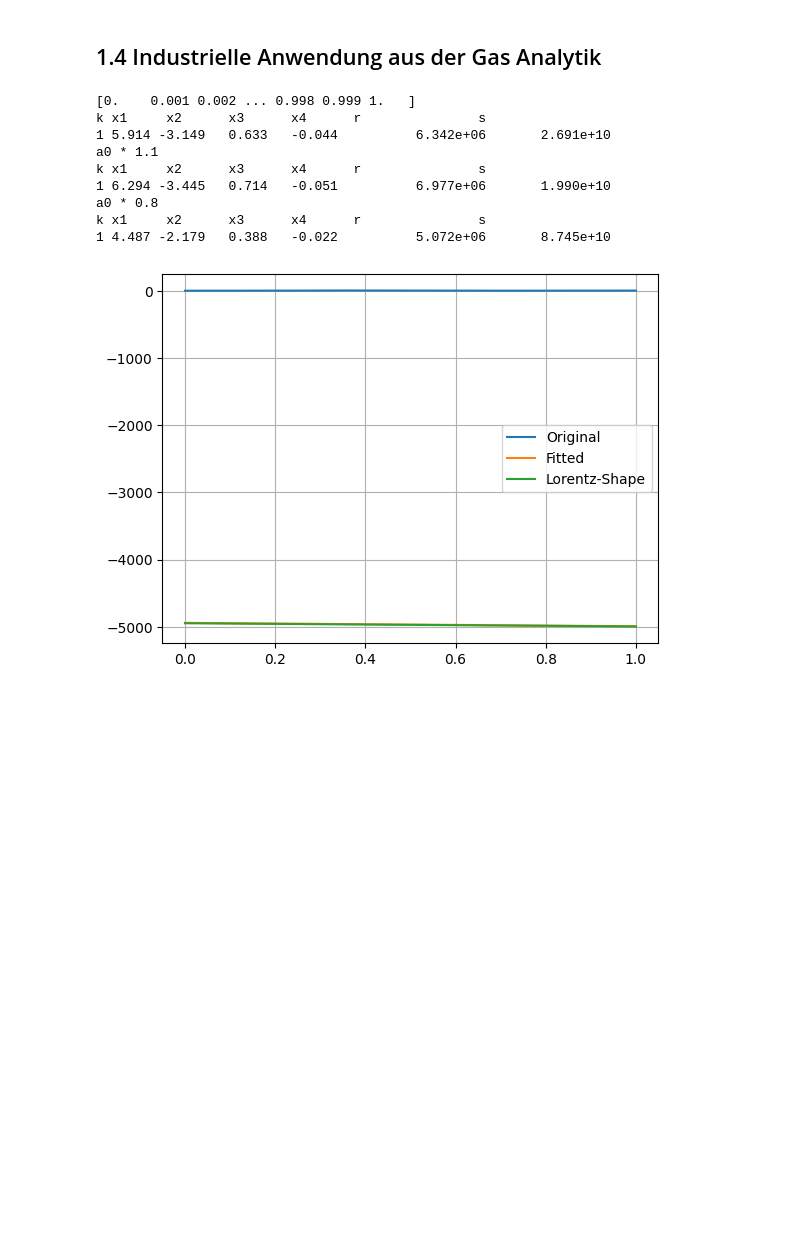
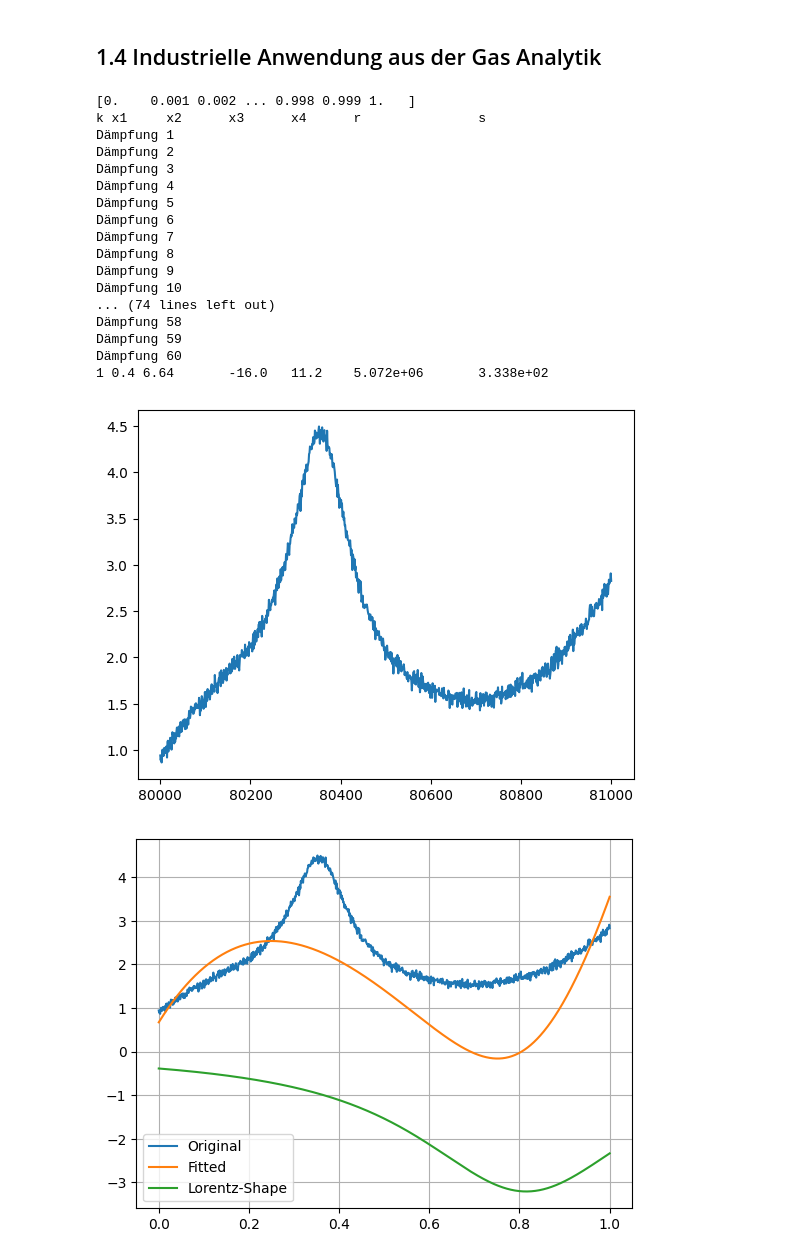
Before and after one commit to hollejon/Numerik, a Jupyter notebook: praktikum7/Gauss_Newton.ipynb, the cells around one changed output. Drawn from its saved outputs; the diff is of its cells as text; code cells hidden in the pictures; blank space fills up the shorter version.

```diff
--- a/praktikum7/Gauss_Newton.ipynb
+++ b/praktikum7/Gauss_Newton.ipynb
@@ -121,10 +121,13 @@ k x1     x2      x3      x4      r               s
 ## 1.4 Industrielle Anwendung aus der Gas Analytik
 # %%
 ## Teil 2
+# Versuch 2
 
 # Load data
 data = np.loadtxt('dataP7.txt')
 sample, signal = data.T
+plt.figure(3)
+plt.plot(sample, signal)
 
 # define Lorentz function
 def lorentz(t, x):
@@ -163,7 +166,7 @@ sample_min = sample[0]
 sample_old = sample
 sample = (sample - sample_min)/(sample[-1]-sample_min)
 print(sample)
-#plt.plot(sample, signal)
+
 xk = np.array([0.5, 8.3, -20, 14, 0.085, 0.35, 2.9],dtype=float)
 xk_high = xk * 1.1
 xk_low = xk *0.8
@@ -173,13 +176,14 @@ tol = 1e-8
 
 
 
-#params = gauss_newton(y, Jakobi, xk, signal, sample, maxint, tol)
-params = gauss_newton(poly_lorentz, jacobi_poly_lorentz, xk, signal, sample, maxint, tol)
+
+params = gauss_newton(poly_lorentz, jacobi_poly_lorentz, xk, signal, sample, maxint, tol,damped=True, maxDampingIter=1000)
 print("a0 * 1.1")
-params_high = gauss_newton(poly_lorentz, jacobi_poly_lorentz, xk_high, signal, sample, maxint, tol)
+params_high = gauss_newton(poly_lorentz, jacobi_poly_lorentz, xk_high, signal, sample, maxint, tol,damped=True, maxDampingIter=1000)
 print("a0 * 0.8")
-params_low = gauss_newton(poly_lorentz, jacobi_poly_lorentz, xk_low, signal, sample, maxint, tol)
+params_low = gauss_newton(poly_lorentz, jacobi_poly_lorentz, xk_low, signal, sample, maxint, tol,damped=True, maxDampingIter=1000)
 time = np.linspace(0,1,1001)
+plt.figure(4)
 plt.plot(sample, signal)
 plt.plot(sample, poly_lorentz(sample, params))
 plt.plot(sample, lorentz(sample, params))
@@ -190,18 +194,7 @@ plt.show()
 
 
 
-
-
-
-
-
-
-
-
-
-
-
-#old
+#Versuch 1
 """
 data = np.genfromtxt('dataP7.txt')
 t_gas = data[:,0]
@@ -250,39 +243,48 @@ def jacobi_Gas(t, x, h=1e-6):
 
 
 #Skalieren
 t_gas_min = t_gas[0]
 t_gas_old = t_gas
 t_gas = (t_gas - t_gas_min)/(t_gas[-1]-t_gas_min)
 
 
 startwerte_Gas = np.array([0.5, 8.3, -20, 14, 0.085, 0.35, 2.9],dtype=float)
 xk_high = startwerte_Gas * 1.1
 xk_low = startwerte_Gas *0.8
 
 
 
 alpha_Gas = gauss_newton(model_Gas, jacobi_Gas, startwerte_Gas, t_gas, y_gas, tol=1e-6, max_iter=200)
 
 
 plt.figure(4)
 plt.plot(t_gas,y_gas,'o', label='Messwerte')
 plt.plot(t_gas, model_Gas(t_gas, alpha_Gas),'-', label='Gauss-Newton')
 plt.plot(t_gas, lorentz(t_gas, alpha_Gas),'-', label='Lorentz-Shape')
 plt.ylabel('Signal')
 plt.xlabel('Zeit')
 plt.legend()
 plt.grid(True)
 plt.show()
 """
 # %% [output]
 [0.    0.001 0.002 ... 0.998 0.999 1.   ]
 k x1     x2      x3      x4      r               s
-1 5.914 -3.149   0.633   -0.044          6.342e+06       2.691e+10
-a0 * 1.1
-k x1     x2      x3      x4      r               s
-1 6.294 -3.445   0.714   -0.051          6.977e+06       1.990e+10
-a0 * 0.8
-k x1     x2      x3      x4      r               s
-1 4.487 -2.179   0.388   -0.022          5.072e+06       8.745e+10
+Dämpfung 1
+Dämpfung 2
+Dämpfung 3
+Dämpfung 4
+Dämpfung 5
+Dämpfung 6
+Dämpfung 7
+Dämpfung 8
+Dämpfung 9
+Dämpfung 10
+... (74 lines left out)
+Dämpfung 58
+Dämpfung 59
+Dämpfung 60
+1 0.4 6.64       -16.0   11.2    5.072e+06       3.338e+02
-[figure, old version]
+[figure, new version]
+[figure, added]
 "\ndata = np.genfromtxt('dataP7.txt')\nt_gas = data[:,0]         \ny_gas = data[:,1] \nplt.figure(3)\nplt.plot(t_gas,y_gas,'o')\n\n\ndef lorentz(t, x):\n    return x[0] / (1 + ((t - x[5]) / (x[6]*0.5) ...
```
